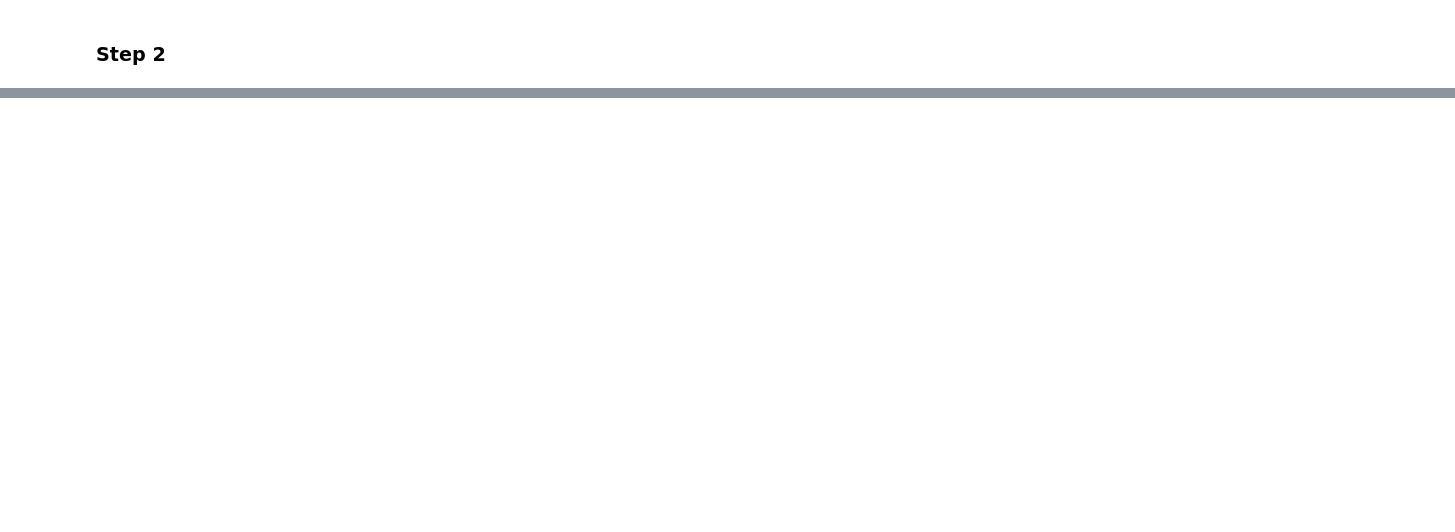
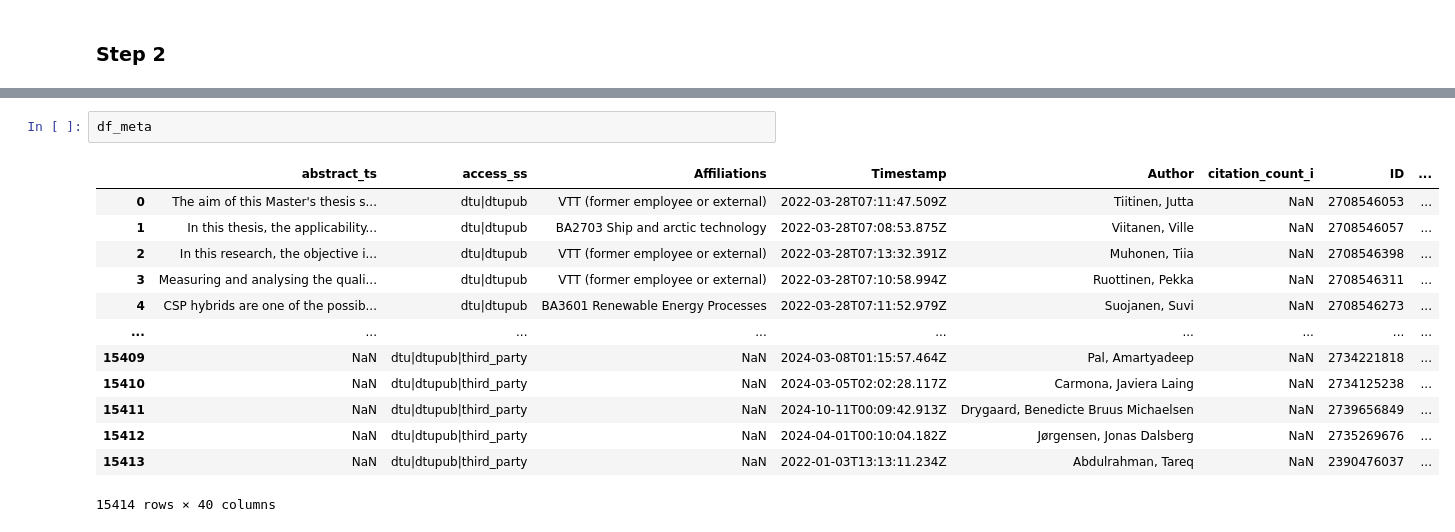
Before and after one commit to OliverKviat/Thesis_OCR, a Jupyter notebook: exstraction_n_processing_crawl2/torsdag_den_7maj.ipynb, the cells around one changed output, grey strips where cells are left out. Saved outputs shown, nothing was run; the diff lists cells and outputs as text; blank space fills up the shorter version.

```diff
--- a/exstraction_n_processing_crawl2/torsdag_den_7maj.ipynb
+++ b/exstraction_n_processing_crawl2/torsdag_den_7maj.ipynb
@@ -57 +68,17 @@ Rows in meta DataFrame: 30961
 Unique IDs in meta DataFrame: 15414
+# %%
+df_meta
+# %% [output]
+|  | abstract_ts | access_ss | Affiliations | Timestamp | Author | citation_count_i | ID | ... |
+| 0 | The aim of this Master's thesis s... | dtu|dtupub | VTT (former employee or external) | 2022-03-28T07:11:47.509Z | Tiitinen, Jutta | NaN | 2708546053 | ... |
+| 1 | In this thesis, the applicability... | dtu|dtupub | BA2703 Ship and arctic technology | 2022-03-28T07:08:53.875Z | Viitanen, Ville | NaN | 2708546057 | ... |
+| 2 | In this research, the objective i... | dtu|dtupub | VTT (former employee or external) | 2022-03-28T07:13:32.391Z | Muhonen, Tiia | NaN | 2708546398 | ... |
+| 3 | Measuring and analysing the quali... | dtu|dtupub | VTT (former employee or external) | 2022-03-28T07:10:58.994Z | Ruottinen, Pekka | NaN | 2708546311 | ... |
+| 4 | CSP hybrids are one of the possib... | dtu|dtupub | BA3601 Renewable Energy Processes | 2022-03-28T07:11:52.979Z | Suojanen, Suvi | NaN | 2708546273 | ... |
+| ... | ... | ... | ... | ... | ... | ... | ... | ... |
+| 15409 | NaN | dtu|dtupub|third_party | NaN | 2024-03-08T01:15:57.464Z | Pal, Amartyadeep | NaN | 2734221818 | ... |
+| 15410 | NaN | dtu|dtupub|third_party | NaN | 2024-03-05T02:02:28.117Z | Carmona, Javiera Laing | NaN | 2734125238 | ... |
+| 15411 | NaN | dtu|dtupub|third_party | NaN | 2024-10-11T00:09:42.913Z | Drygaard, Benedicte Bruus Michaelsen | NaN | 2739656849 | ... |
+| 15412 | NaN | dtu|dtupub|third_party | NaN | 2024-04-01T00:10:04.182Z | Jørgensen, Jonas Dalsberg | NaN | 2735269676 | ... |
+| 15413 | NaN | dtu|dtupub|third_party | NaN | 2022-01-03T13:13:11.234Z | Abdulrahman, Tareq | NaN | 2390476037 | ... |
+15414 rows × 40 columns
```
Also changed, not shown: parts of 6 cells of this notebook, 6 other files.
